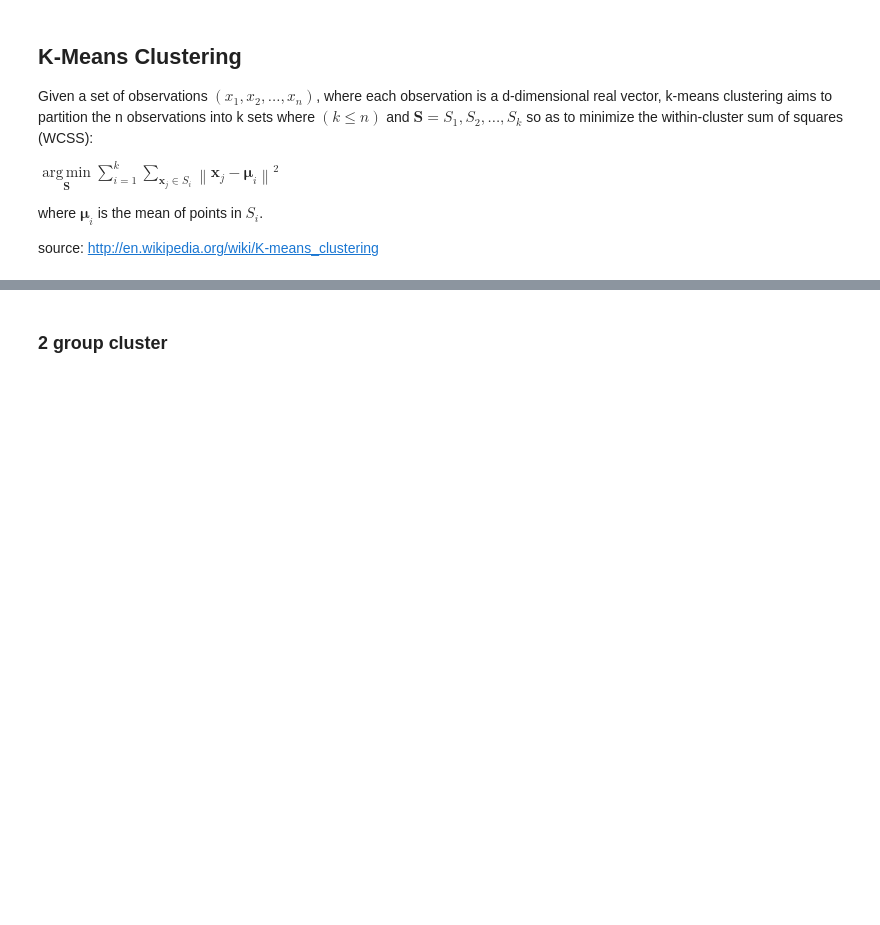
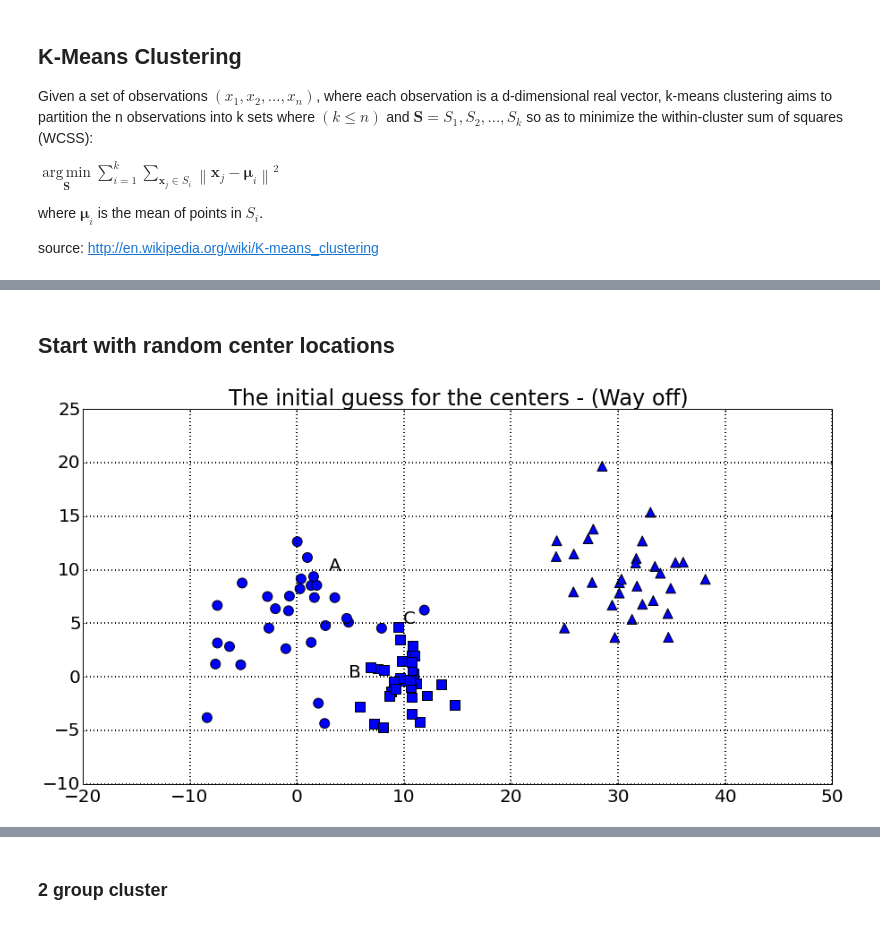
Before and after one commit to MathYourLife/lesson_analytics_101, a Jupyter notebook: notebooks/clustering.ipynb, the cells around one changed output, grey strips where cells are left out. Cells and saved outputs as stored; diff of their text form; code cells hidden in the pictures; blank space fills up the shorter version.

```diff
--- a/notebooks/clustering.ipynb
+++ b/notebooks/clustering.ipynb
@@ -116,0 +188,11 @@ source: http://en.wikipedia.org/wiki/K-means_clustering
+# %% [markdown]
+## Start with random center locations
+# %%
+centers = [
+    (3,10),
+    (5,0),
+    (10,5),
+]
+scatter(pts, centers, title='The initial guess for the centers - (Way off)')
+# %% [output]
+[figure, added]
```
Also changed, not shown: parts of 13 cells of this notebook.
